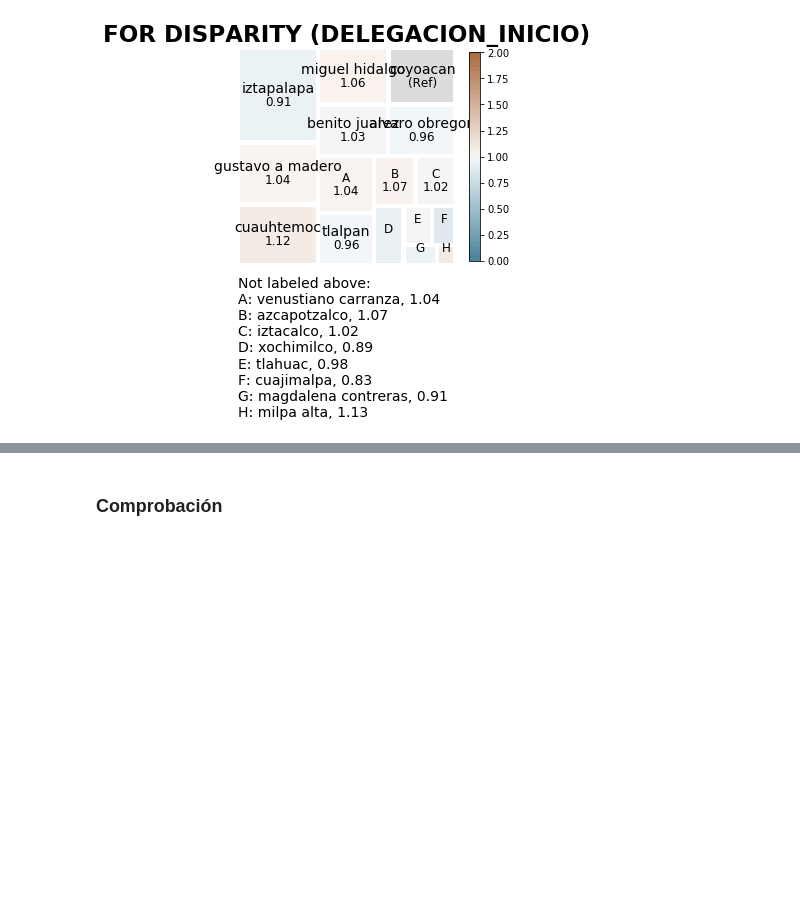
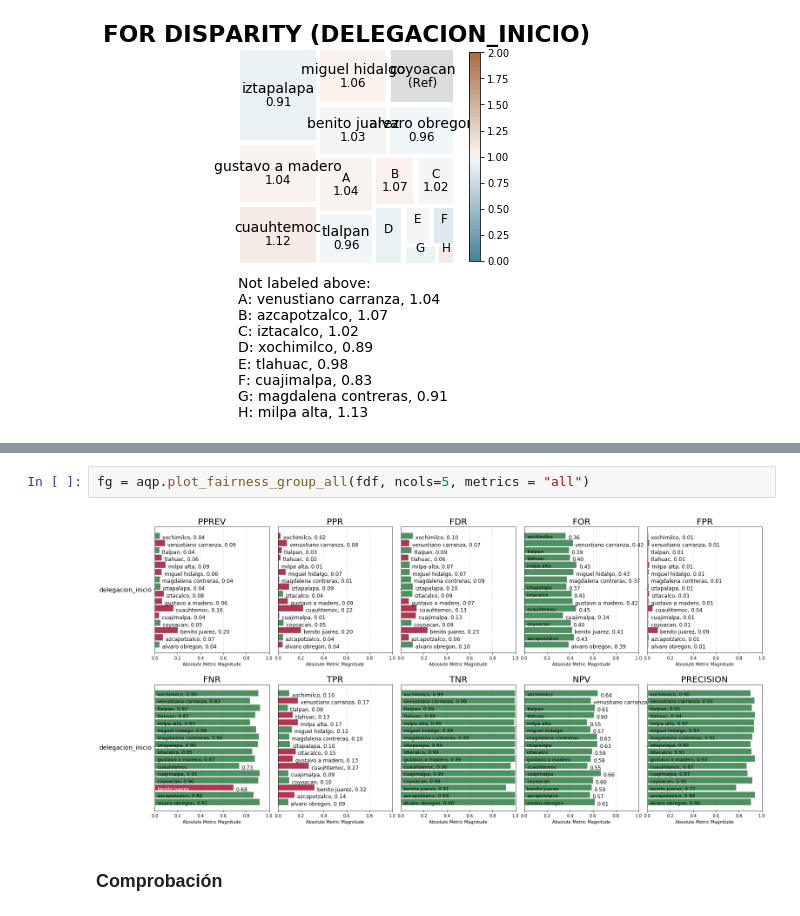
Before and after one commit to ArquitecturaProductoDatos7/Diseno_producto_de_datos-, a Jupyter notebook: BiasFairnessv1.ipynb, the cells around one changed output, grey strips where cells are left out. Saved outputs shown, nothing was run; the diff lists cells and outputs as text; blank space fills up the shorter version.

```diff
--- a/BiasFairnessv1.ipynb
+++ b/BiasFairnessv1.ipynb
@@ -320,3 +365,7 @@ aqp.plot_disparity(bdf, group_metric='for_disparity',
+# %%
+fg = aqp.plot_fairness_group_all(fdf, ncols=5, metrics = "all")
+# %% [output]
+[figure, added]
 # %% [markdown]
 ### Comprobación
 # %%
```
Also changed, not shown: parts of 7 cells of this notebook.
